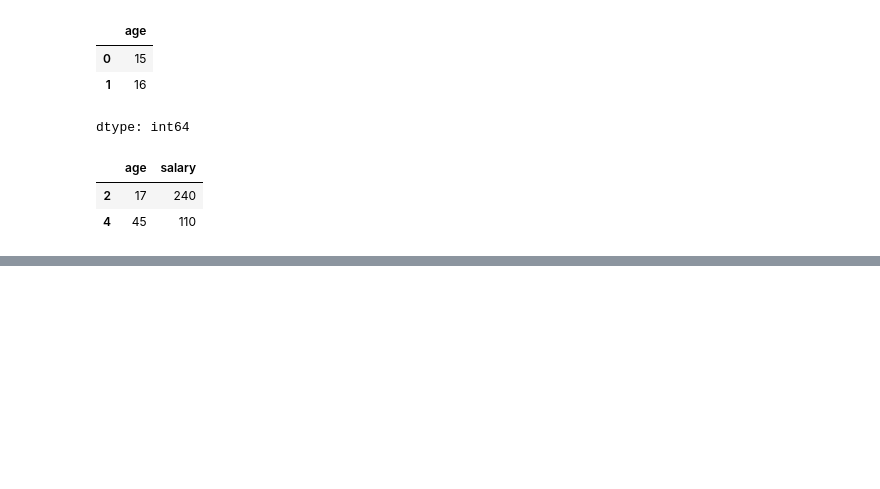
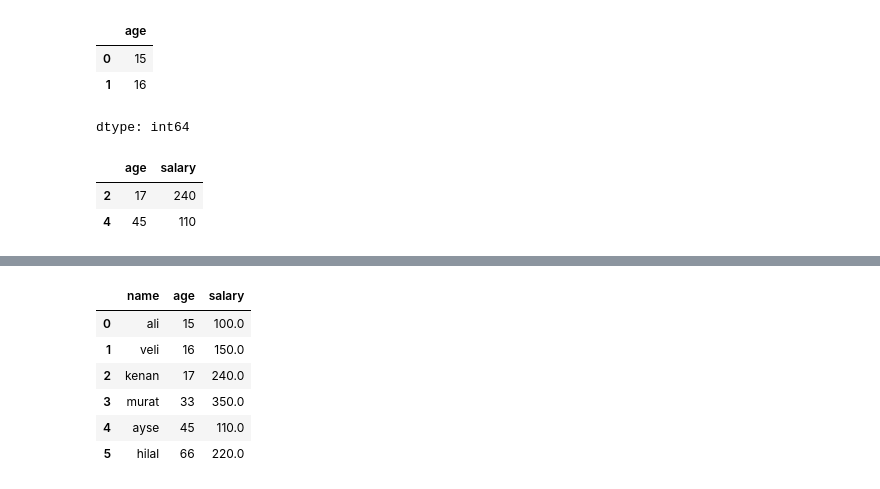
Before and after one commit to ayzezzz/Pupilica-AI-Bootcamp-Notes, a Jupyter notebook: Untitled5.ipynb, the cells around one changed output, grey strips where cells are left out. Cells and saved outputs as stored; diff of their text form; code cells hidden in the pictures; blank space fills up the shorter version.

```diff
--- a/pandas_operations.ipynb
+++ b/Untitled5.ipynb
@@ -287,0 +320,24 @@ veri.iloc[[2,4], [1,2]]
+# %%
+"""
+
+dictionary = {"name":["ali","veli","kenan","murat","ayse","hilal"],
+              "age": [15,16,17,33,45,66],
+              "salary": [100.0,150.0,240.0,350.0,110.0,220.0]}
+1)murat 33
+2) 45 110
+    66 220
+3) veli 45
+"""
+dictionary = {"name":["ali","veli","kenan","murat","ayse","hilal"],
+              "age": [15,16,17,33,45,66],
+              "salary": [100.0,150.0,240.0,350.0,110.0,220.0]}
+veri_df = pd.DataFrame(dictionary)
+veri_df
+# %% [output]
+|  | name | age | salary |
+| 0 | ali | 15 | 100.0 |
+| 1 | veli | 16 | 150.0 |
+| 2 | kenan | 17 | 240.0 |
+| 3 | murat | 33 | 350.0 |
+| 4 | ayse | 45 | 110.0 |
+| 5 | hilal | 66 | 220.0 |
```
Also changed, not shown: parts of 7 cells of this notebook, 1 other file.
